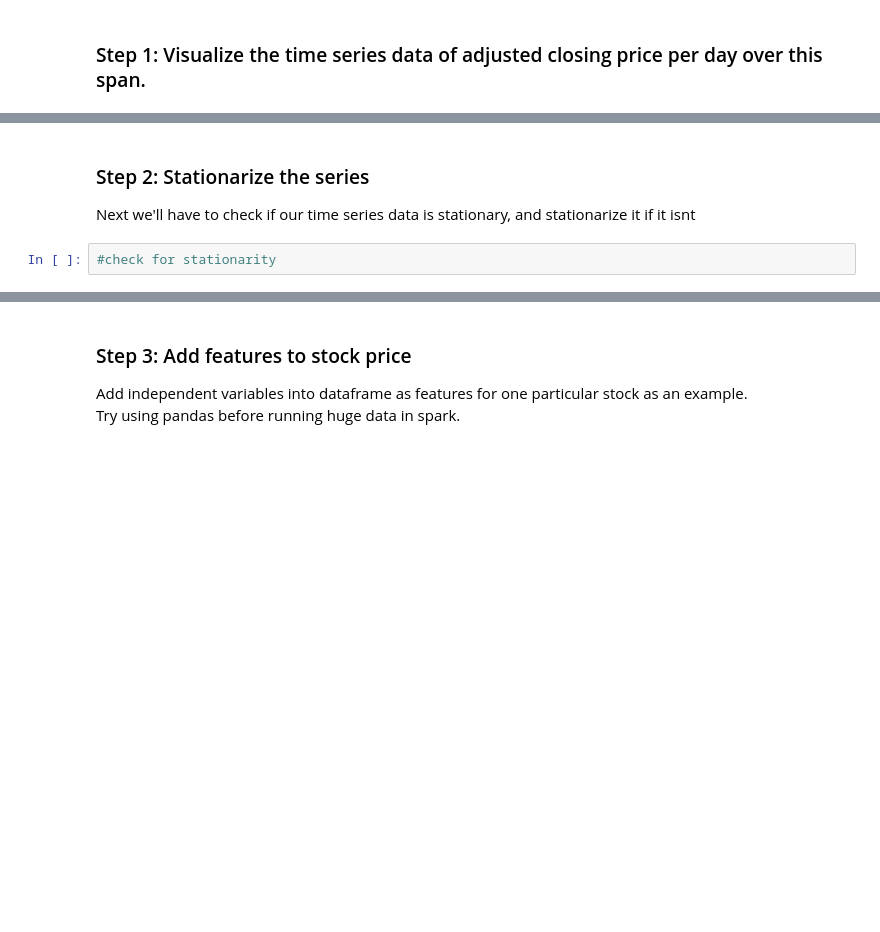
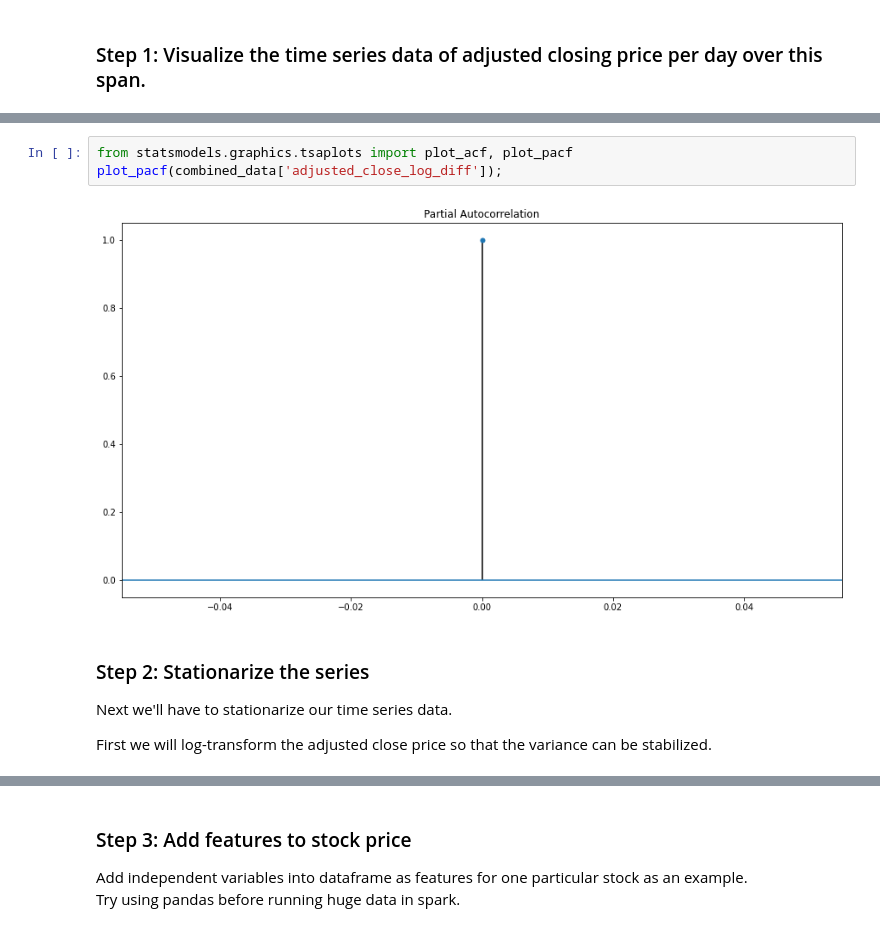
Before and after one commit to stevegbrooks/big-portfolio-learner, a Jupyter notebook: big_portfolio_learner.ipynb, the cells around one changed output, grey strips where cells are left out. Saved outputs shown, nothing was run; the diff lists cells and outputs as text; blank space fills up the shorter version.

```diff
--- a/big_portfolio_learner.ipynb
+++ b/big_portfolio_learner.ipynb
@@ -149,6 +199,11 @@ plt.legend(loc='center left', bbox_to_anchor=(1, 0.5))
+# %%
+from statsmodels.graphics.tsaplots import plot_acf, plot_pacf
+plot_pacf(combined_data['adjusted_close_log_diff']);
+# %% [output]
+[figure, added]
 # %% [markdown]
 ### Step 2: Stationarize the series
 
-Next we'll have to check if our time series data is stationary, and stationarize it if it isnt
+Next we'll have to stationarize our time series data.
+
+First we will log-transform the adjusted close price so that the variance can be stabilized.
-# %%
-#check for stationarity
```
Also changed, not shown: parts of 20 cells of this notebook.
